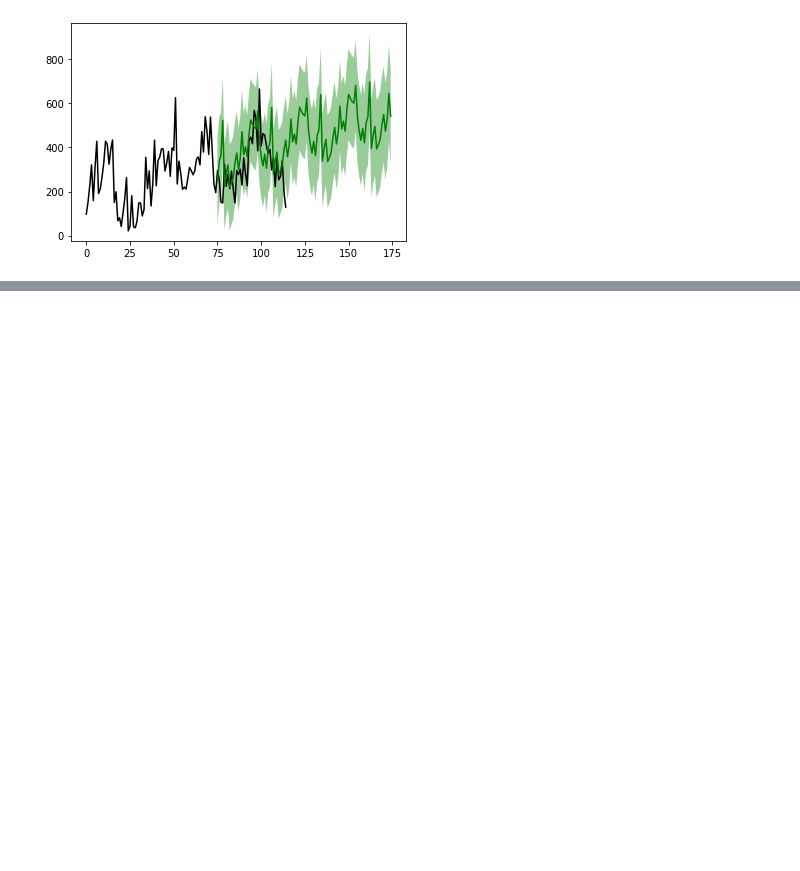
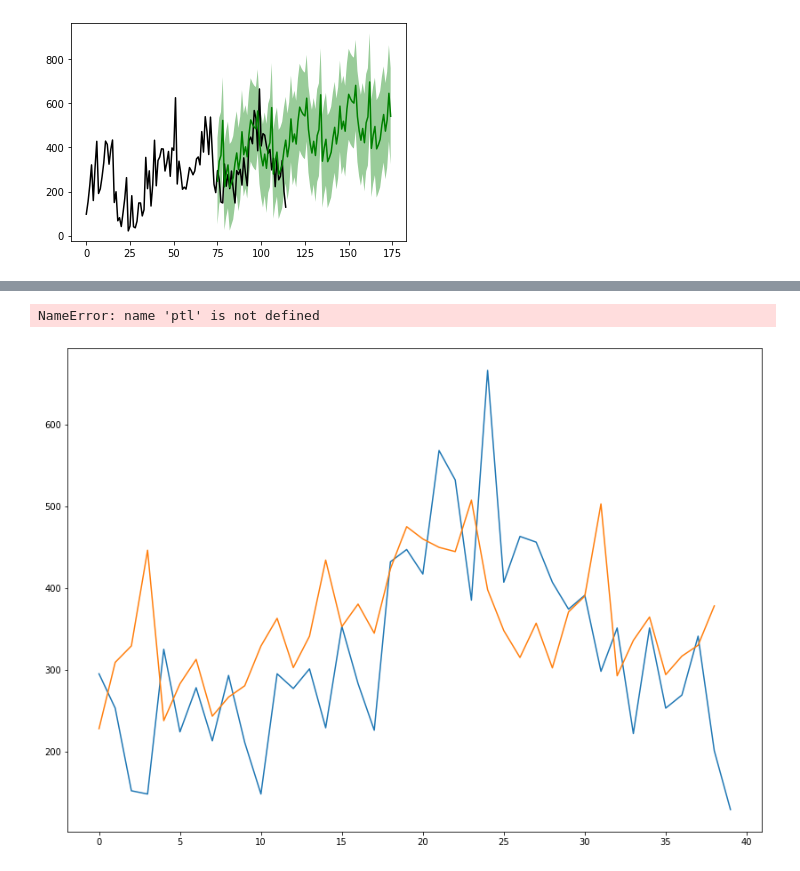
Before and after one commit to maggiemagnuson/liveProjects, a Jupyter notebook: Bayesian Dynamic Linear Modeling.ipynb, the cells around one changed output, grey strips where cells are left out. Saved outputs shown, nothing was run; the diff lists cells and outputs as text; code cells hidden in the pictures; blank space fills up the shorter version.

```diff
--- a/Bayesian Dynamic Linear Modeling.ipynb
+++ b/Bayesian Dynamic Linear Modeling.ipynb
@@ -166,0 +229,8 @@ tuned.plotPredictN(date=75, N=100)
+# %%
+forecast = tuned.predictN(date=75, N=39)
+# %%
+preds = forecast[0]
+
+actual = df["IsCanceled"][75:115].values.tolist()
+print(actual)
+preds
@@ -166,0 +256,8 @@ tuned.plotPredictN(date=75, N=100)
+# %%
+plt.figure(figsize=(14,10))
+plt.plot(actual, label="actual")
+plt.plot(preds, label="predicted")
+ptl.legend(loc=2)
+# %% [output]
+NameError: name 'ptl' is not defined
+[figure, added]
```
Also changed, not shown: parts of 12 cells of this notebook.
